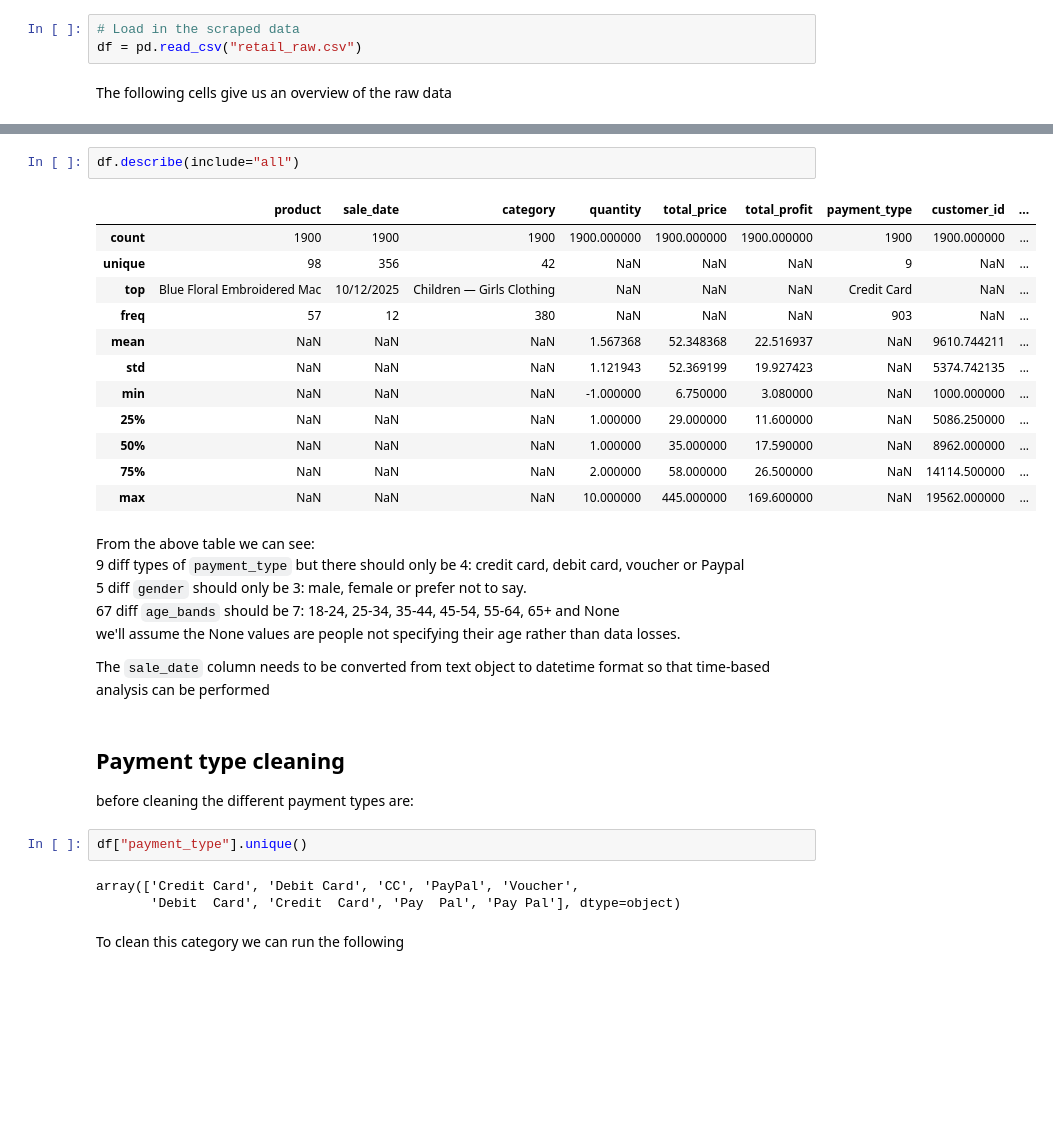
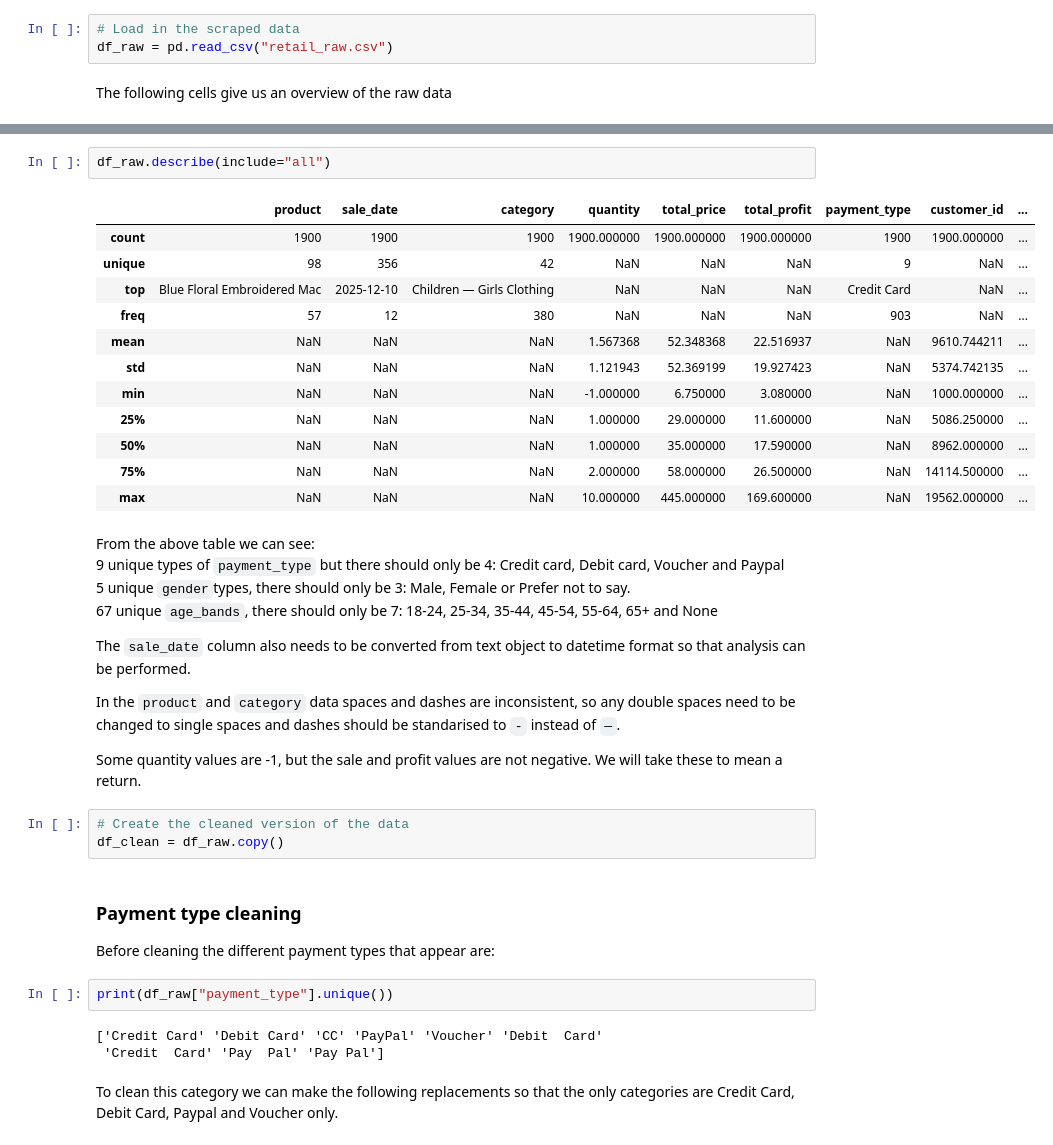
Before and after one commit to Lachlan-Walker/Data-Science-Assignment1, a Jupyter notebook: Data-Prep-Analysis.ipynb, the cells around one changed output, grey strips where cells are left out. Drawn from its saved outputs; the diff is of its cells as text; blank space fills up the shorter version.

```diff
--- a/Data-Prep-Analysis.ipynb
+++ b/Data-Prep-Analysis.ipynb
@@ -8,7 +10,7 @@ import matplotlib.pyplot as plt
 First we will load in the scraped data so we can inspect it and identify any entries that need to be cleaned
 # %%
 # Load in the scraped data
-df = pd.read_csv("retail_raw.csv")
+df_raw = pd.read_csv("retail_raw.csv")
 # %% [markdown]
 The following cells give us an overview of the raw data
 # %%
@@ -32,12 +34,12 @@ Data columns (total 14 columns):
 dtypes: float64(2), int64(5), object(7)
 memory usage: 207.9+ KB
 # %%
-df.describe(include="all")
+df_raw.describe(include="all")
 # %% [output]
 |  | product | sale_date | category | quantity | total_price | total_profit | payment_type | customer_id | ... |
 | count | 1900 | 1900 | 1900 | 1900.000000 | 1900.000000 | 1900.000000 | 1900 | 1900.000000 | ... |
 | unique | 98 | 356 | 42 | NaN | NaN | NaN | 9 | NaN | ... |
-| top | Blue Floral Embroidered Mac | 10/12/2025 | Children — Girls Clothing | NaN | NaN | NaN | Credit Card | NaN | ... |
+| top | Blue Floral Embroidered Mac | 2025-12-10 | Children — Girls Clothing | NaN | NaN | NaN | Credit Card | NaN | ... |
 | freq | 57 | 12 | 380 | NaN | NaN | NaN | 903 | NaN | ... |
 | mean | NaN | NaN | NaN | 1.567368 | 52.348368 | 22.516937 | NaN | 9610.744211 | ... |
 | std | NaN | NaN | NaN | 1.121943 | 52.369199 | 19.927423 | NaN | 5374.742135 | ... |
@@ -48,21 +50,27 @@ df.describe(include="all")
 | max | NaN | NaN | NaN | 10.000000 | 445.000000 | 169.600000 | NaN | 19562.000000 | ... |
 # %% [markdown]
 From the above table we can see:
-9 diff types of `payment_type` but there should only be 4: credit card, debit card, voucher or Paypal
-5 diff `gender` should only be 3: male, female or prefer not to say.
-67 diff `age_bands` should be 7: 18-24, 25-34, 35-44, 45-54, 55-64, 65+ and None
-we'll assume the None values are people not specifying their age rather than data losses.
+9 unique types of `payment_type` but there should only be 4: Credit card, Debit card, Voucher and Paypal
+5 unique `gender`types, there should only be 3: Male, Female or Prefer not to say.
+67 unique `age_bands`, there should only be 7: 18-24, 25-34, 35-44, 45-54, 55-64, 65+ and None
 
-The `sale_date` column needs to be converted from text object to datetime format so that time-based analysis can be performed
+The `sale_date` column also needs to be converted from text object to datetime format so that analysis can be performed.
+
+In the `product` and `category` data spaces and dashes are inconsistent, so any double spaces need to be changed to single spaces and dashes should be standarised to `-` instead of `—`.
+
+Some quantity values are -1,  but the sale and profit values are not negative. We will take these to mean a return.
+# %%
+# Create the cleaned version of the data
+df_clean = df_raw.copy()
 # %% [markdown]
-## Payment type cleaning
+### Payment type cleaning
 
-before cleaning the different payment types are:
+Before cleaning the different payment types that appear are:
 # %%
-df["payment_type"].unique()
+print(df_raw["payment_type"].unique())
 # %% [output]
-array(['Credit Card', 'Debit Card', 'CC', 'PayPal', 'Voucher',
-       'Debit  Card', 'Credit  Card', 'Pay  Pal', 'Pay Pal'], dtype=object)
+['Credit Card' 'Debit Card' 'CC' 'PayPal' 'Voucher' 'Debit  Card'
+ 'Credit  Card' 'Pay  Pal' 'Pay Pal']
 # %% [markdown]
-To clean this category we can run the following
+To clean this category we can make the following replacements so that the only categories are Credit Card, Debit Card, Paypal and Voucher only.
 # %%
```
Also changed, not shown: parts of 53 cells of this notebook, 1 other file.
